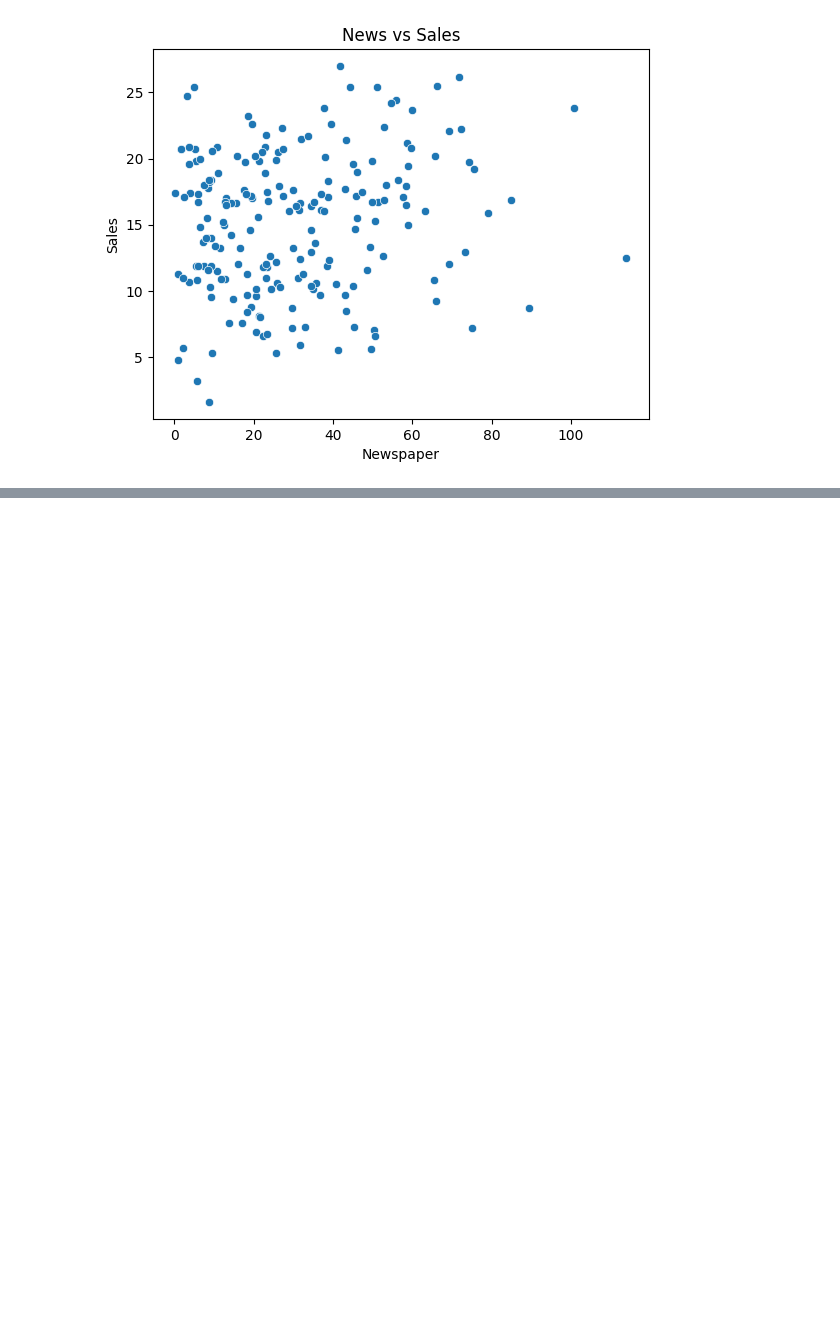
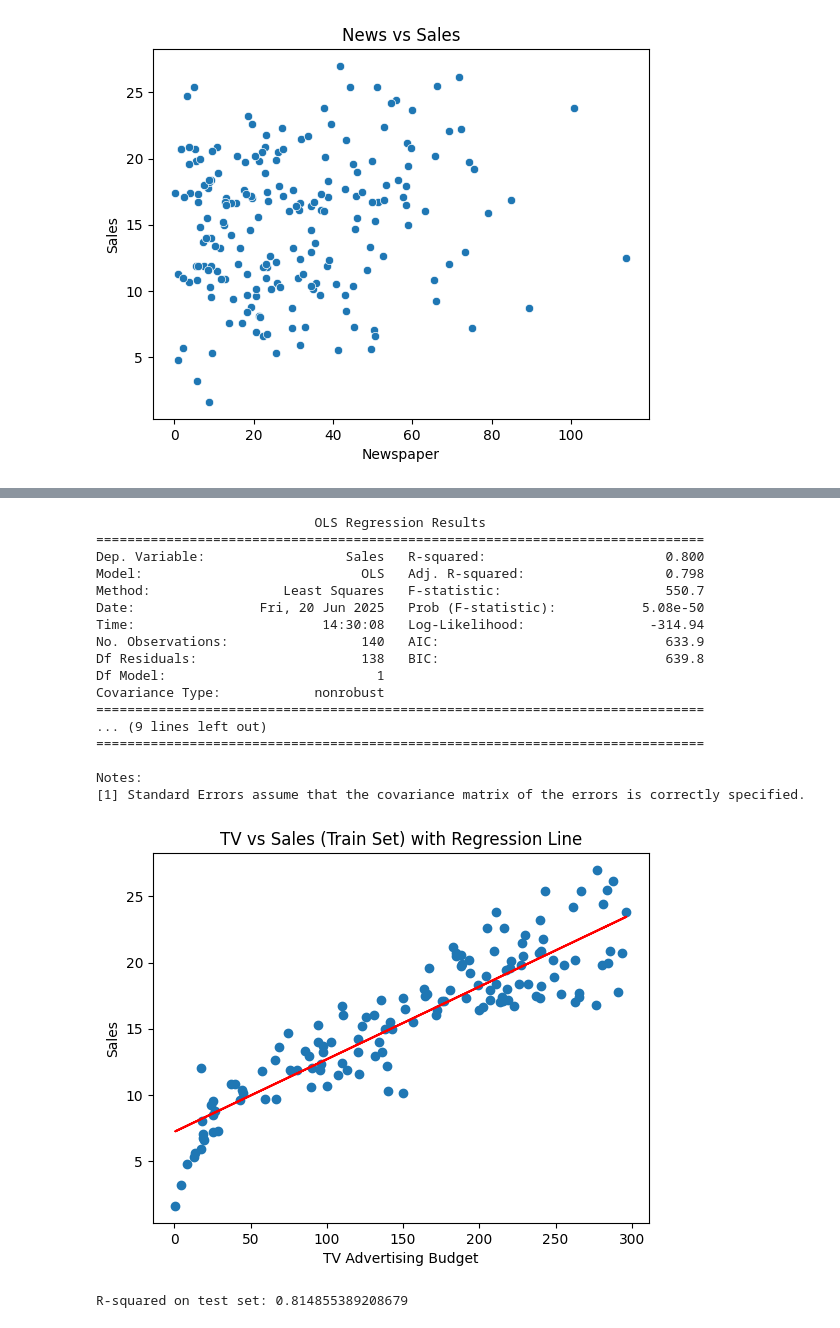
Before and after one commit to pbarizza/ML-course-2025, a Jupyter notebook: lesson02.ipynb, the cells around one changed output, grey strips where cells are left out. Drawn from its saved outputs; the diff is of its cells as text; code cells hidden in the pictures; blank space fills up the shorter version.

```diff
--- a/lesson02.ipynb
+++ b/lesson02.ipynb
@@ -110,0 +126,50 @@ plt.show()
+# %%
+X=advertising['TV']
+y=advertising['Sales']
+# %%
+from sklearn.model_selection import train_test_split
+from sklearn.linear_model import LinearRegression
+import statsmodels.api as sm
+
+X_train, X_test, y_train, y_test = train_test_split(X, y, test_size=0.3, random_state=42)
+
+X_train_sm = sm.add_constant(X_train)
+lr = sm.OLS(y_train, X_train_sm).fit()
+
+print(lr.summary())
+
+# Predicting on the test set
+X_test_sm = sm.add_constant(X_test)
+y_pred = lr.predict(X_test_sm)
+
+# Plotting the regression line
+plt.scatter(X_train, y_train)
+plt.plot(X_train, lr.predict(X_train_sm), 'r')
+plt.title('TV vs Sales (Train Set) with Regression Line')
+plt.xlabel('TV Advertising Budget')
+plt.ylabel('Sales')
+plt.show()
+
+# Evaluating the model (optional)
+from sklearn.metrics import r2_score
+print(f"R-squared on test set: {r2_score(y_test, y_pred)}")
+# %% [output]
+                            OLS Regression Results
+==============================================================================
+Dep. Variable:                  Sales   R-squared:                       0.800
+Model:                            OLS   Adj. R-squared:                  0.798
+Method:                 Least Squares   F-statistic:                     550.7
+Date:                Fri, 20 Jun 2025   Prob (F-statistic):           5.08e-50
+Time:                        14:30:08   Log-Likelihood:                -314.94
+No. Observations:                 140   AIC:                             633.9
+Df Residuals:                     138   BIC:                             639.8
+Df Model:                           1
+Covariance Type:            nonrobust
+==============================================================================
+... (9 lines left out)
+==============================================================================
+
+Notes:
+[1] Standard Errors assume that the covariance matrix of the errors is correctly specified.
+[figure, added]
+R-squared on test set: 0.814855389208679
```
Also changed, not shown: parts of 2 cells of this notebook.
